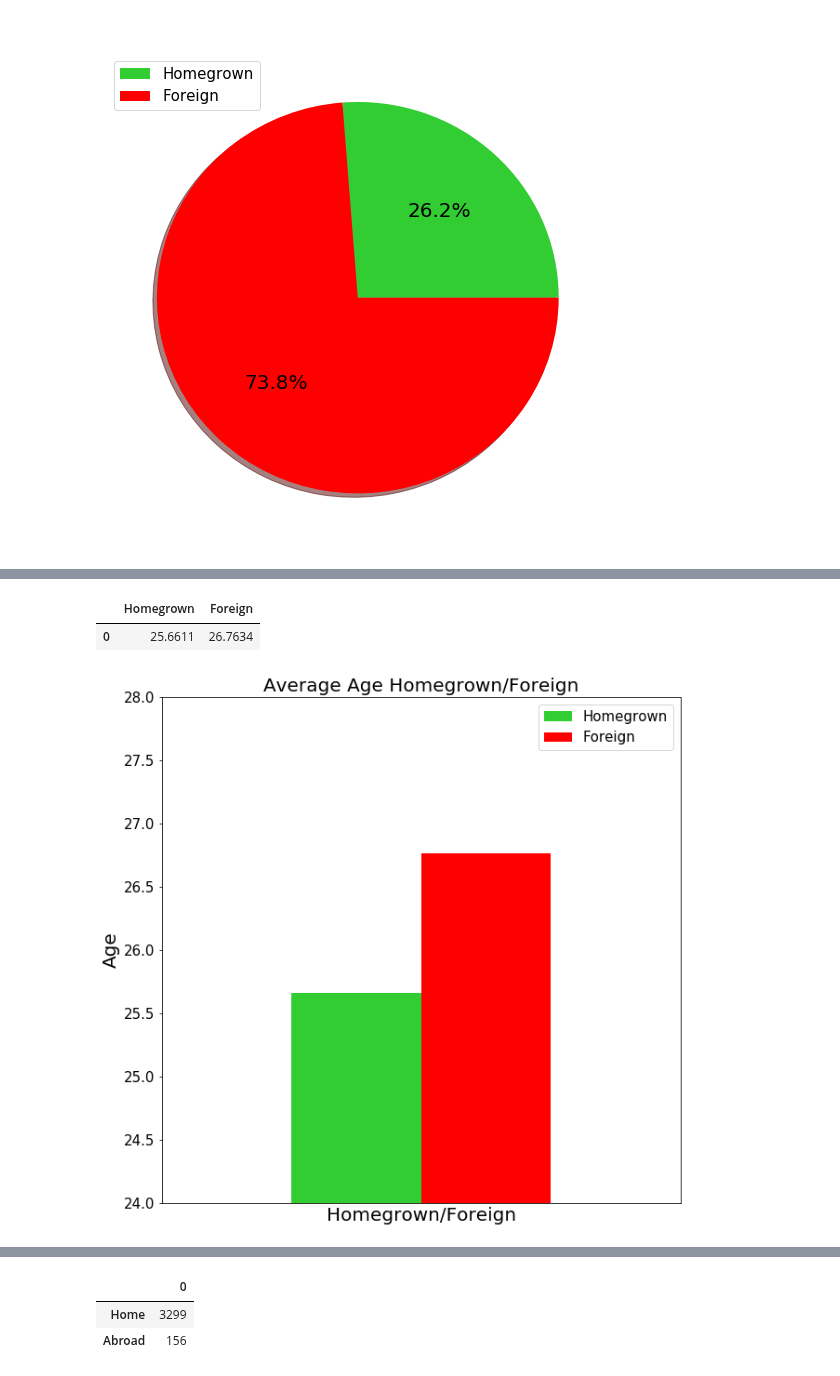
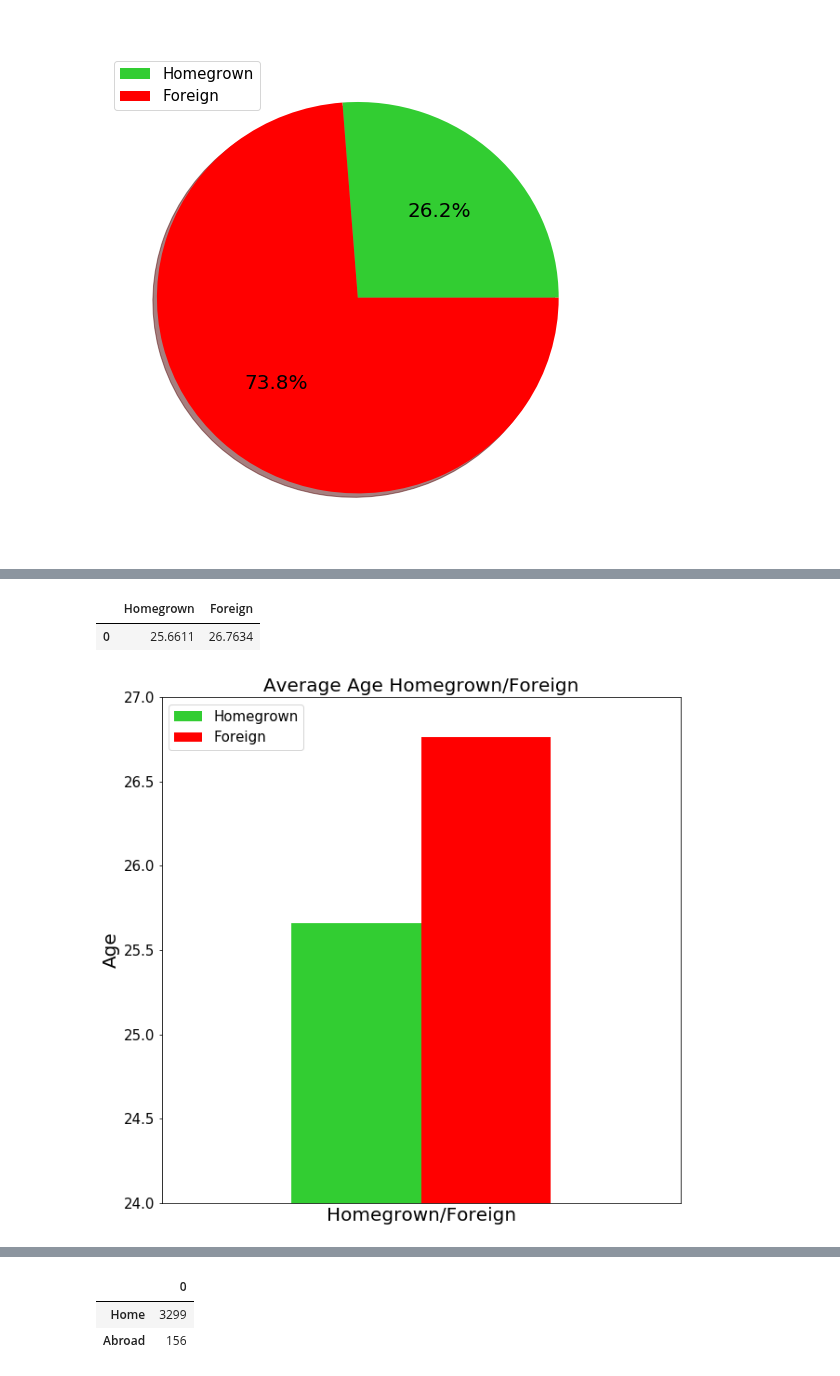
Before and after one commit to markkennedy3/Fifa-vs-Real-Life, a Jupyter notebook: notebooks/analysis/600_RQ2_Analysis_1.ipynb, the cells around one changed output, grey strips where cells are left out. Cells and saved outputs as stored; diff of their text form; code cells hidden in the pictures.

```diff
--- a/notebooks/analysis/600_RQ2_Analysis_1.ipynb
+++ b/notebooks/analysis/600_RQ2_Analysis_1.ipynb
@@ -51,22 +75,25 @@ ForeignAge = Foreign.age.mean()
 # %%
+HomegrownAge = Homegrown.age.mean()
+ForeignAge = Foreign.age.mean()
+
 HFAge = pd.DataFrame(columns = ["Homegrown", "Foreign"])
 HFAge.set_value(0,'Homegrown',HomegrownAge)
 HFAge.set_value(0,'Foreign',ForeignAge)
 
 mpl.rcParams['font.size'] = 15
 axis_size=20
 color = ['limegreen','r']
 fig = plt.figure(figsize=(10,10))
 ax0 = plt.subplot()
-ax0.set_ylim([24,28])
+ax0.set_ylim([24,27])
 ax0.set_ylabel('Age',size=axis_size)
 ax0.set_xlabel('Homegrown/Foreign',size=axis_size)
 ax0.set_title('Average Age Homegrown/Foreign',size=20)
 HFAge.plot(ax=ax0,kind='bar',color=color)
 plt.xticks([])
 
 HFAge
 # %% [output]
 |  | Homegrown | Foreign |
 | 0 | 25.6611 | 26.7634 |
-[figure, old version]
+[figure, new version]
```
Also changed, not shown: parts of 31 cells of this notebook.
